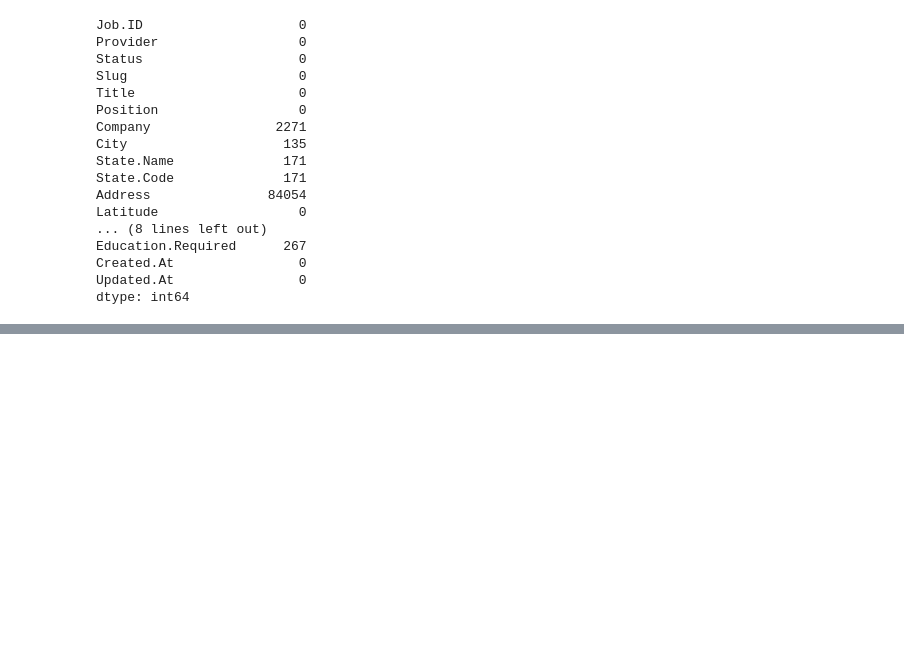
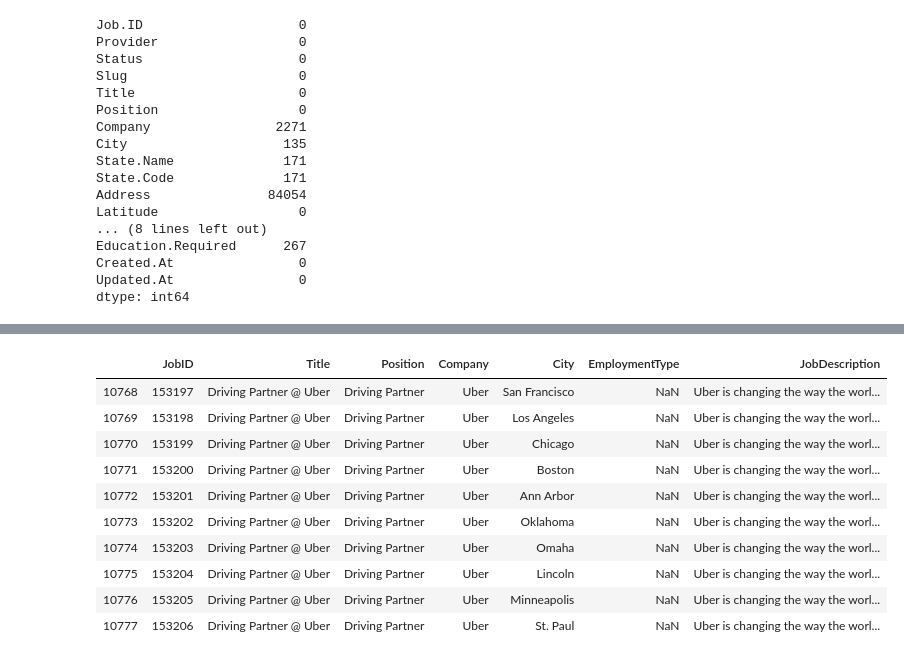
Before and after one commit to SamLevinSE/job_recommender_with_NLP, a Jupyter notebook: job_recommender_data_mining.ipynb, the cells around one changed output, grey strips where cells are left out. Saved outputs shown, nothing was run; the diff lists cells and outputs as text; code cells hidden in the pictures; blank space fills up the shorter version.

```diff
--- a/job_recommender_data_mining.ipynb
+++ b/job_recommender_data_mining.ipynb
@@ -64,0 +84,15 @@ jobs.head()
+# %%
+# Googled the headquarter
+jobs.ix[jobs.Company == 'St. Francis Hospital', 'City'] = 'New York'
+jobs.ix[jobs.Company == 'CHI Payment Systems', 'City'] = 'Edmond'
+jobs.ix[jobs.Company == 'Genesis Health Systems', 'City'] = 'Davenport'
+jobs.ix[jobs.Company == 'Genesis Health System', 'City'] = 'Davenport'
+jobs.ix[jobs.Company == 'Driveline Retail', 'City'] = 'Coppell'
+jobs.ix[jobs.Company == 'Volvo Group', 'City'] = 'Washington'
+jobs.ix[jobs.Company == 'Home Instead Senior Care', 'City'] = 'Nebraska'
+jobs.ix[jobs.Company == 'Academic Year In America', 'City'] = 'Stamford'
+jobs.ix[jobs.Company == 'Educational Testing Services', 'City'] = 'Princeton'
+jobs.ix[jobs.Company == 'CBS Healthcare Services and Staffing', 'City'] = 'Urbandale'
+
+# Mistake in the company name
+jobs['Company'] = jobs['Company'].replace(['Genesis Health Systems'], 'Genesis Health System')
@@ -64,0 +128,15 @@ jobs.head()
+# %%
+jobs_na = jobs[(pd.isnull(jobs.EmploymentType))]
+jobs_na.head(10)
+# %% [output]
+|  | JobID | Title | Position | Company | City | EmploymentType | JobDescription |
+| 10768 | 153197 | Driving Partner @ Uber | Driving Partner | Uber | San Francisco | NaN | Uber is changing the way the worl... |
+| 10769 | 153198 | Driving Partner @ Uber | Driving Partner | Uber | Los Angeles | NaN | Uber is changing the way the worl... |
+| 10770 | 153199 | Driving Partner @ Uber | Driving Partner | Uber | Chicago | NaN | Uber is changing the way the worl... |
+| 10771 | 153200 | Driving Partner @ Uber | Driving Partner | Uber | Boston | NaN | Uber is changing the way the worl... |
+| 10772 | 153201 | Driving Partner @ Uber | Driving Partner | Uber | Ann Arbor | NaN | Uber is changing the way the worl... |
+| 10773 | 153202 | Driving Partner @ Uber | Driving Partner | Uber | Oklahoma | NaN | Uber is changing the way the worl... |
+| 10774 | 153203 | Driving Partner @ Uber | Driving Partner | Uber | Omaha | NaN | Uber is changing the way the worl... |
+| 10775 | 153204 | Driving Partner @ Uber | Driving Partner | Uber | Lincoln | NaN | Uber is changing the way the worl... |
+| 10776 | 153205 | Driving Partner @ Uber | Driving Partner | Uber | Minneapolis | NaN | Uber is changing the way the worl... |
+| 10777 | 153206 | Driving Partner @ Uber | Driving Partner | Uber | St. Paul | NaN | Uber is changing the way the worl... |
```
Also changed, not shown: parts of 9 cells of this notebook.
